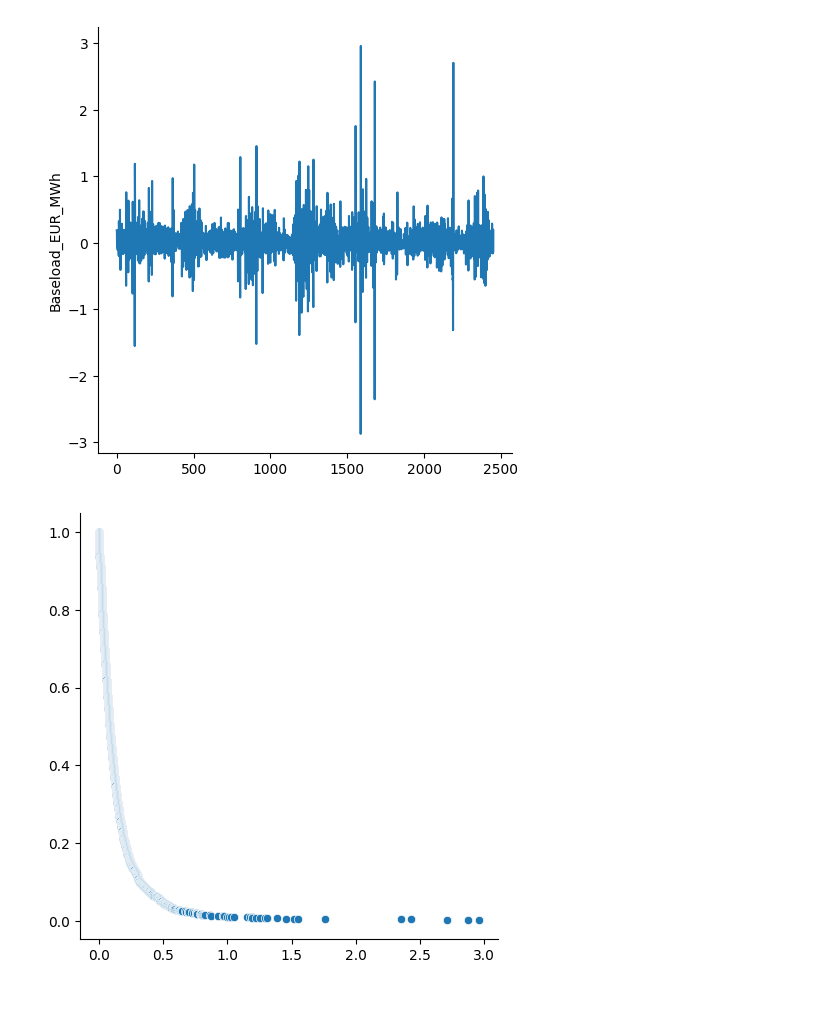
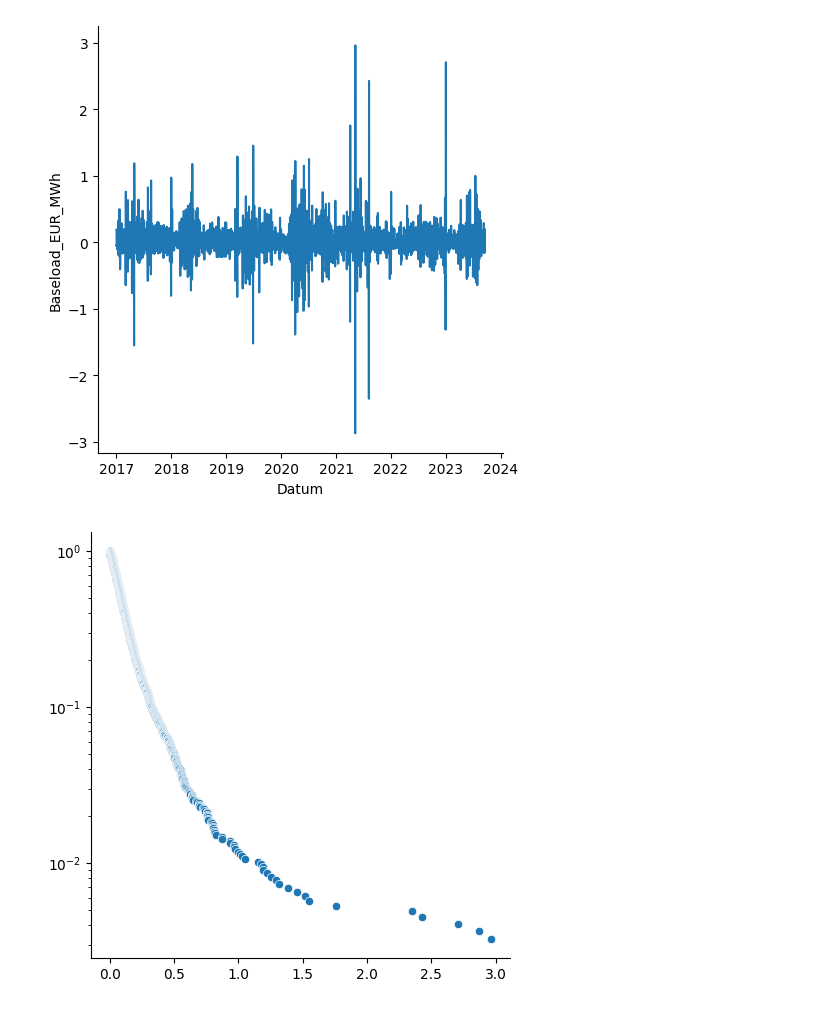
Before and after one commit to alexander-schaller/Financial-Big-Data, a Jupyter notebook: Labs/Lab1.ipynb, the cells around one changed output. Saved outputs shown, nothing was run; the diff lists cells and outputs as text; code cells hidden in the pictures.

Commit message:
Added Data

```diff
--- a/Labs/Lab1.ipynb
+++ b/Labs/Lab1.ipynb
@@ -6,17 +6,22 @@ import pandas as pd
 import numpy as np
 import scipy.stats as stats
 import statsmodels.distributions.empirical_distribution as sm
+from statsmodels.graphics.tsaplots import plot_acf, plot_pacf
 import seaborn as sea
 import matplotlib.pyplot as plt
-
-data = pd.read_csv("../Data/ogd106_preise_strom_boerse.csv")
-logreturns = np.log(data["Baseload_EUR_MWh"].shift(-1))-np.log(data["Baseload_EUR_MWh"])
-
-sea.relplot(logreturns,kind="line")
-
-myecdf = sm.ECDF(np.abs(logreturns[:2451].dropna().to_numpy()))
-
-ax = sea.relplot(x = myecdf.x, y = 1-myecdf.y)
-# %% [output]
-[figure, removed]
-[figure, removed]
+# %%
+
+data = pd.read_csv("../Data/Daily_Base_Spot_Prices_CH_Energy_2017-2023.csv")
+logreturns = np.log(data["Baseload_EUR_MWh"].shift(-1))-np.log(data["Baseload_EUR_MWh"])
+logreturns.index = pd.to_datetime(data["Datum"])
+sea.relplot(logreturns,kind="line")
+
+logrets_clean = logreturns[:2451].dropna().to_numpy()
+
+myecdf = sm.ECDF(np.abs(logrets_clean))
+
+ax = sea.relplot(x = myecdf.x, y = 1-myecdf.y)
+plt.yscale("log")
+# %% [output]
+[figure, added]
+[figure, added]
```
Also changed, not shown: parts of 2 cells of this notebook, 35 other files.
